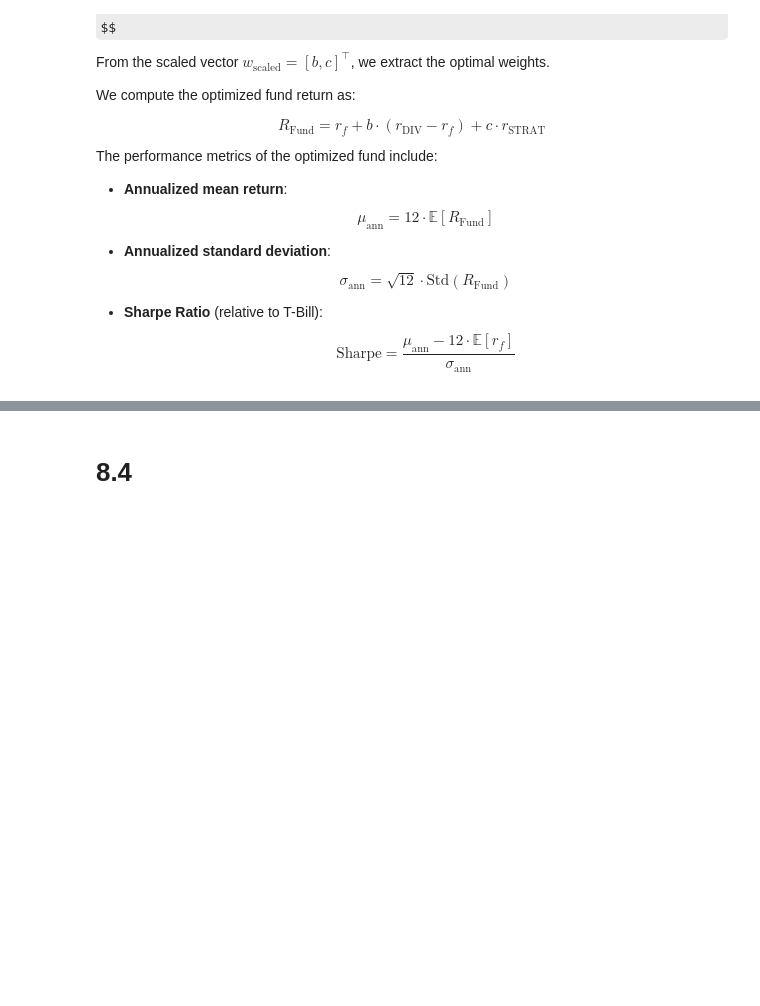
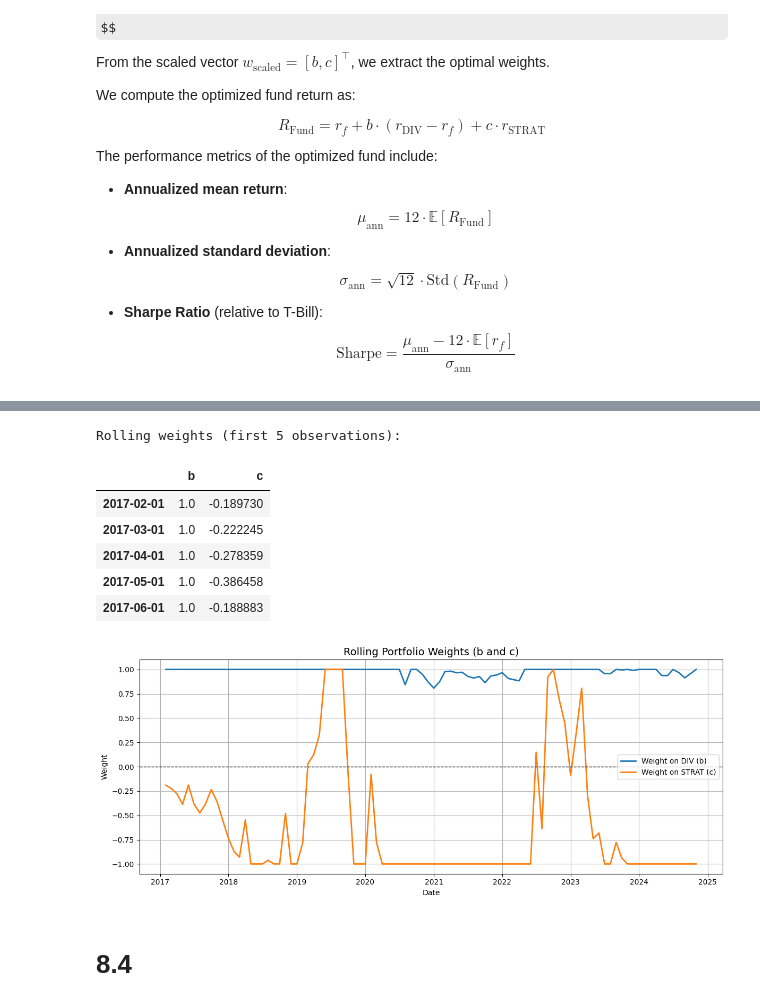
Before and after one commit to mulemule02/investments_project, a Jupyter notebook: investments.ipynb, the cells around one changed output, grey strips where cells are left out. Saved outputs shown, nothing was run; the diff lists cells and outputs as text; code cells hidden in the pictures; some formulas as TeX source; blank space fills up the shorter version.

```diff
--- a/investments.ipynb
+++ b/investments.ipynb
@@ -1688,3 +1688,29 @@ Performance of Optimized Fund (target 15% vol):
+# %%
+# Print first few rows of weights
+print("\nRolling weights (first 5 observations):")
+display(weights_df.head())
+
+# Optional: Plot b and c over time
+plt.figure(figsize=(12, 5))
+plt.plot(weights_df['b'], label='Weight on DIV (b)', linewidth=2)
+plt.plot(weights_df['c'], label='Weight on STRAT (c)', linewidth=2)
+plt.axhline(0, color='black', linewidth=1, linestyle='--')
+plt.title("Rolling Portfolio Weights (b and c)", fontsize=14)
+plt.xlabel("Date")
+plt.ylabel("Weight")
+plt.legend()
+plt.grid(True)
+plt.tight_layout()
+plt.show()
+# %% [output]
+Rolling weights (first 5 observations):
+|  | b | c |
+| 2017-02-01 | 1.0 | -0.189730 |
+| 2017-03-01 | 1.0 | -0.222245 |
+| 2017-04-01 | 1.0 | -0.278359 |
+| 2017-05-01 | 1.0 | -0.386458 |
+| 2017-06-01 | 1.0 | -0.188883 |
+[figure, added]
 # %% [markdown]
 # 8.4
 # %%
```
Also changed, not shown: parts of 18 cells of this notebook.
